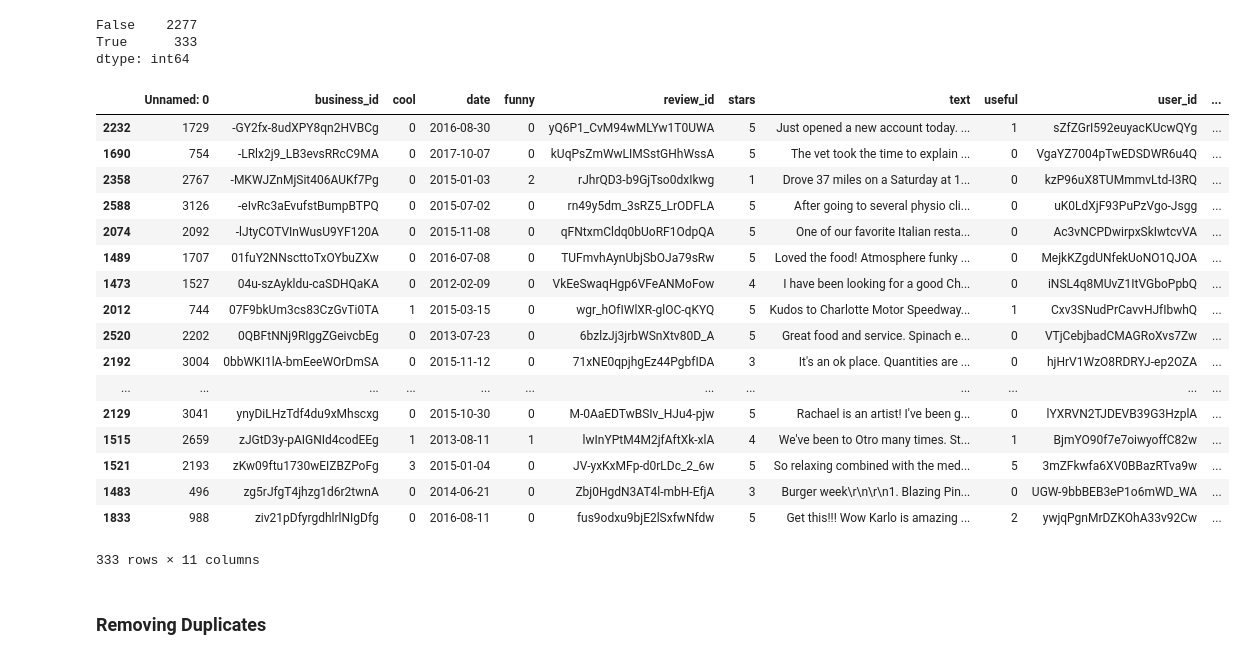
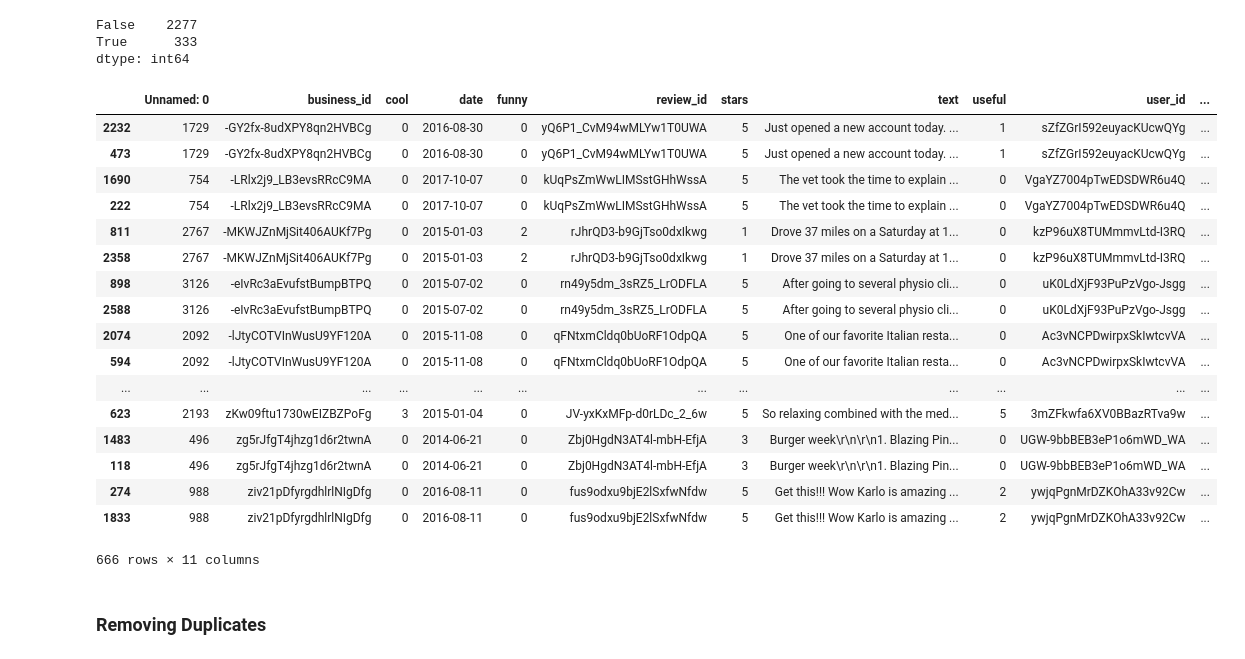
Before and after one commit to probboy/dsc-introduction-pandas-etl-nyc-ds-082619, a Jupyter notebook: index.ipynb, the cells around one changed output. Cells and saved outputs as stored; diff of their text form; code cells hidden in the pictures.

```diff
--- a/index.ipynb
+++ b/index.ipynb
@@ -91,26 +91,26 @@ True      333
 dtype: int64
 # %%
 #Use the keep=False to keep the duplicates and sort values to put duplicates next to each other
-df[df.duplicated()].sort_values(by='business_id')
+df[df.duplicated(keep=False)].sort_values(by='business_id')
 # %% [output]
 |  | Unnamed: 0 | business_id | cool | date | funny | review_id | stars | text | useful | user_id | ... |
 | 2232 | 1729 | -GY2fx-8udXPY8qn2HVBCg | 0 | 2016-08-30 | 0 | yQ6P1_CvM94wMLYw1T0UWA | 5 | Just opened a new account today. ... | 1 | sZfZGrI592euyacKUcwQYg | ... |
+| 473 | 1729 | -GY2fx-8udXPY8qn2HVBCg | 0 | 2016-08-30 | 0 | yQ6P1_CvM94wMLYw1T0UWA | 5 | Just opened a new account today. ... | 1 | sZfZGrI592euyacKUcwQYg | ... |
 | 1690 | 754 | -LRlx2j9_LB3evsRRcC9MA | 0 | 2017-10-07 | 0 | kUqPsZmWwLIMSstGHhWssA | 5 | The vet took the time to explain ... | 0 | VgaYZ7004pTwEDSDWR6u4Q | ... |
+| 222 | 754 | -LRlx2j9_LB3evsRRcC9MA | 0 | 2017-10-07 | 0 | kUqPsZmWwLIMSstGHhWssA | 5 | The vet took the time to explain ... | 0 | VgaYZ7004pTwEDSDWR6u4Q | ... |
+| 811 | 2767 | -MKWJZnMjSit406AUKf7Pg | 0 | 2015-01-03 | 2 | rJhrQD3-b9GjTso0dxIkwg | 1 | Drove 37 miles on a Saturday at 1... | 0 | kzP96uX8TUMmmvLtd-I3RQ | ... |
 | 2358 | 2767 | -MKWJZnMjSit406AUKf7Pg | 0 | 2015-01-03 | 2 | rJhrQD3-b9GjTso0dxIkwg | 1 | Drove 37 miles on a Saturday at 1... | 0 | kzP96uX8TUMmmvLtd-I3RQ | ... |
+| 898 | 3126 | -eIvRc3aEvufstBumpBTPQ | 0 | 2015-07-02 | 0 | rn49y5dm_3sRZ5_LrODFLA | 5 | After going to several physio cli... | 0 | uK0LdXjF93PuPzVgo-Jsgg | ... |
 | 2588 | 3126 | -eIvRc3aEvufstBumpBTPQ | 0 | 2015-07-02 | 0 | rn49y5dm_3sRZ5_LrODFLA | 5 | After going to several physio cli... | 0 | uK0LdXjF93PuPzVgo-Jsgg | ... |
 | 2074 | 2092 | -lJtyCOTVInWusU9YF120A | 0 | 2015-11-08 | 0 | qFNtxmCldq0bUoRF1OdpQA | 5 | One of our favorite Italian resta... | 0 | Ac3vNCPDwirpxSkIwtcvVA | ... |
-| 1489 | 1707 | 01fuY2NNscttoTxOYbuZXw | 0 | 2016-07-08 | 0 | TUFmvhAynUbjSbOJa79sRw | 5 | Loved the food! Atmosphere funky ... | 0 | MejkKZgdUNfekUoNO1QJOA | ... |
-| 1473 | 1527 | 04u-szAykldu-caSDHQaKA | 0 | 2012-02-09 | 0 | VkEeSwaqHgp6VFeANMoFow | 4 | I have been looking for a good Ch... | 0 | iNSL4q8MUvZ1ItVGboPpbQ | ... |
-| 2012 | 744 | 07F9bkUm3cs83CzGvTi0TA | 1 | 2015-03-15 | 0 | wgr_hOfIWlXR-glOC-qKYQ | 5 | Kudos to Charlotte Motor Speedway... | 1 | Cxv3SNudPrCavvHJfIbwhQ | ... |
-| 2520 | 2202 | 0QBFtNNj9RIggZGeivcbEg | 0 | 2013-07-23 | 0 | 6bzlzJj3jrbWSnXtv80D_A | 5 | Great food and service. Spinach e... | 0 | VTjCebjbadCMAGRoXvs7Zw | ... |
-| 2192 | 3004 | 0bbWKI1lA-bmEeeWOrDmSA | 0 | 2015-11-12 | 0 | 71xNE0qpjhgEz44PgbfIDA | 3 | It's an ok place. Quantities are ... | 0 | hjHrV1WzO8RDRYJ-ep2OZA | ... |
+| 594 | 2092 | -lJtyCOTVInWusU9YF120A | 0 | 2015-11-08 | 0 | qFNtxmCldq0bUoRF1OdpQA | 5 | One of our favorite Italian resta... | 0 | Ac3vNCPDwirpxSkIwtcvVA | ... |
 | ... | ... | ... | ... | ... | ... | ... | ... | ... | ... | ... | ... |
-| 2129 | 3041 | ynyDiLHzTdf4du9xMhscxg | 0 | 2015-10-30 | 0 | M-0AaEDTwBSIv_HJu4-pjw | 5 | Rachael is an artist! I've been g... | 0 | lYXRVN2TJDEVB39G3HzplA | ... |
-| 1515 | 2659 | zJGtD3y-pAIGNId4codEEg | 1 | 2013-08-11 | 1 | lwInYPtM4M2jfAftXk-xlA | 4 | We've been to Otro many times. St... | 1 | BjmYO90f7e7oiwyoffC82w | ... |
-| 1521 | 2193 | zKw09ftu1730wEIZBZPoFg | 3 | 2015-01-04 | 0 | JV-yxKxMFp-d0rLDc_2_6w | 5 | So relaxing combined with the med... | 5 | 3mZFkwfa6XV0BBazRTva9w | ... |
+| 623 | 2193 | zKw09ftu1730wEIZBZPoFg | 3 | 2015-01-04 | 0 | JV-yxKxMFp-d0rLDc_2_6w | 5 | So relaxing combined with the med... | 5 | 3mZFkwfa6XV0BBazRTva9w | ... |
 | 1483 | 496 | zg5rJfgT4jhzg1d6r2twnA | 0 | 2014-06-21 | 0 | Zbj0HgdN3AT4l-mbH-EfjA | 3 | Burger week\r\n\r\n1. Blazing Pin... | 0 | UGW-9bbBEB3eP1o6mWD_WA | ... |
+| 118 | 496 | zg5rJfgT4jhzg1d6r2twnA | 0 | 2014-06-21 | 0 | Zbj0HgdN3AT4l-mbH-EfjA | 3 | Burger week\r\n\r\n1. Blazing Pin... | 0 | UGW-9bbBEB3eP1o6mWD_WA | ... |
+| 274 | 988 | ziv21pDfyrgdhlrlNIgDfg | 0 | 2016-08-11 | 0 | fus9odxu9bjE2lSxfwNfdw | 5 | Get this!!! Wow Karlo is amazing ... | 2 | ywjqPgnMrDZKOhA33v92Cw | ... |
 | 1833 | 988 | ziv21pDfyrgdhlrlNIgDfg | 0 | 2016-08-11 | 0 | fus9odxu9bjE2lSxfwNfdw | 5 | Get this!!! Wow Karlo is amazing ... | 2 | ywjqPgnMrDZKOhA33v92Cw | ... |
-333 rows × 11 columns
+666 rows × 11 columns
 # %% [markdown]
 ### Removing Duplicates
 # %%
```
